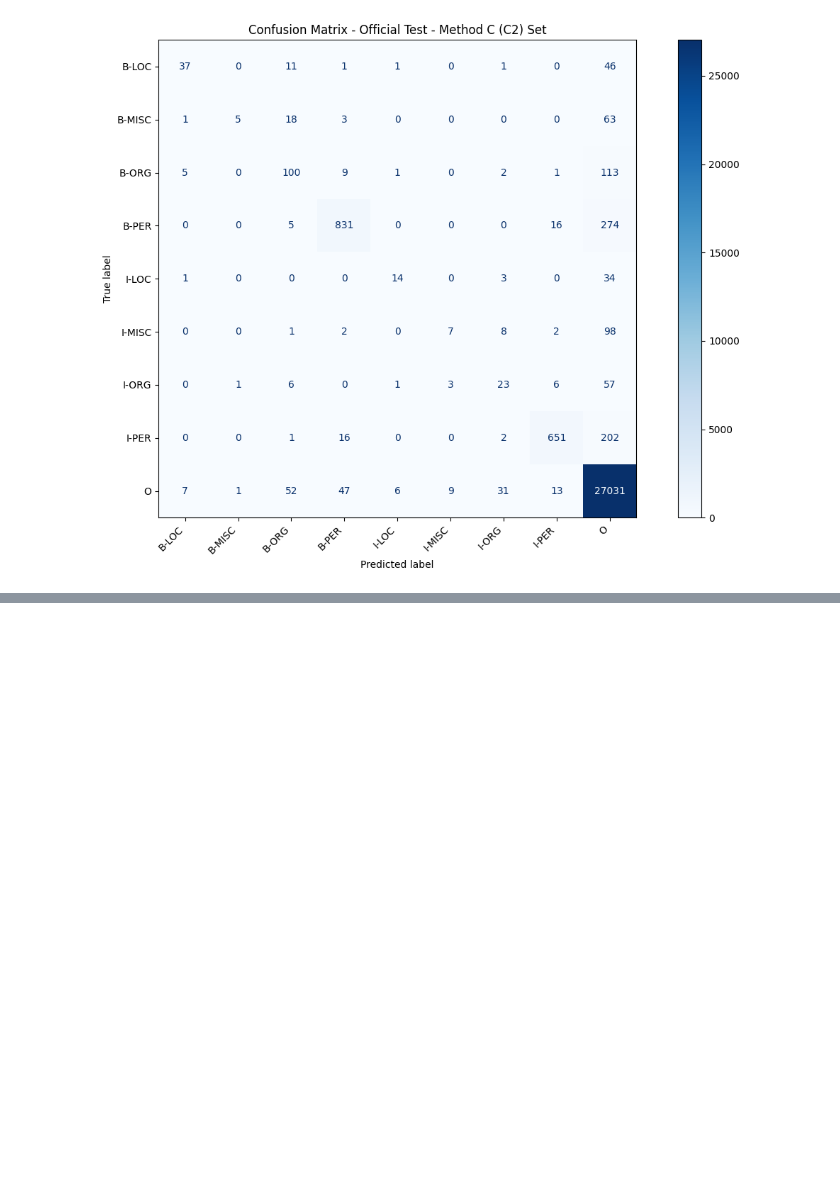
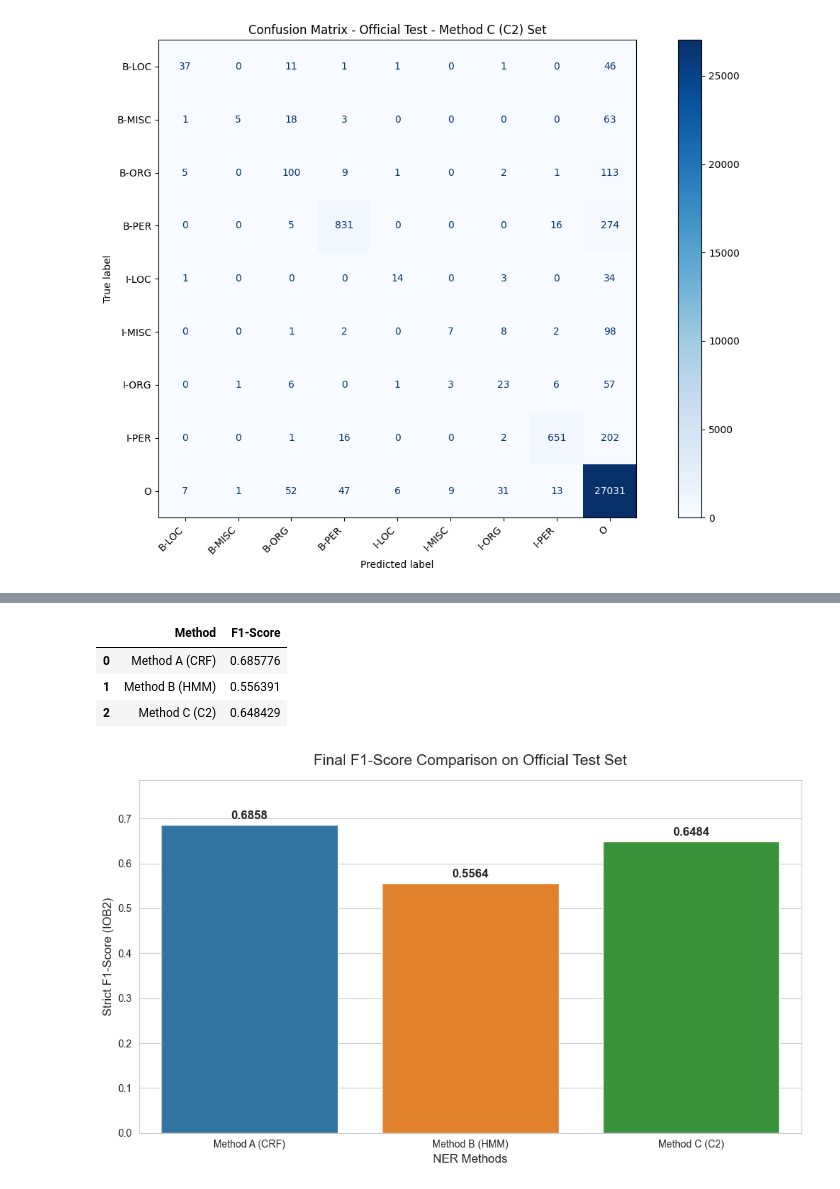
Before and after one commit to ThanhVinh-source/NER_Twitter_Project, a Jupyter notebook: NER_TC/NER Project/NER/NER Project.ipynb, the cells around one changed output, grey strips where cells are left out. Saved outputs shown, nothing was run; the diff lists cells and outputs as text; code cells hidden in the pictures; blank space fills up the shorter version.

Commit message:
Add chart to compare final F1-scores of the three methods on the official test set.

```diff
--- a/NER_TC/NER Project/NER/NER Project.ipynb
+++ b/NER_TC/NER Project/NER/NER Project.ipynb
@@ -3568,3 +3568,56 @@ weighted avg       0.74      0.57      0.63      1544
 
 Test F1-score for Method C: 0.6484
 [figure]
+# %%
+%pip install seaborn
+
+import matplotlib.pyplot as plt
+import seaborn as sns
+import pandas as pd
+
+print("="*70)
+print("FINAL COMPARISON - METHODS A, B, C (TEST SET F1-SCORE)")
+print("="*70)
+
+# Khởi tạo data từ các biến đã được tính toán ở trên
+comparison_data = {
+    'Method': ['Method A (CRF)', 'Method B (HMM)', f'Method C ({best_method_C})'],
+    'F1-Score': [
+        f1_test_A,
+        final_test_metrics_B['f1'],  # Evaluate function returns a dict with key 'f1'
+        f1_test_C
+    ]
+}
+
+df_comparison = pd.DataFrame(comparison_data)
+
+# Hiển thị bảng số liệu
+display(df_comparison)
+
+# Vẽ biểu đồ
+plt.figure(figsize=(10, 6))
+sns.set_style("whitegrid")
+ax = sns.barplot(
+    x='Method',
+    y='F1-Score',
+    data=df_comparison,
+    hue='Method',
+    legend=False
+)
+
+for p in ax.patches:
+    ax.annotate(format(p.get_height(), '.4f'),
+                (p.get_x() + p.get_width() / 2., p.get_height()),
+                ha = 'center', va = 'center',
+                xytext = (0, 9),
+                textcoords = 'offset points',
+                fontsize=12, fontweight='bold')
+
+plt.title('Final F1-Score Comparison on Official Test Set', fontsize=15, pad=15)
+plt.ylabel('Strict F1-Score (IOB2)', fontsize=12)
+plt.xlabel('NER Methods', fontsize=12)
+plt.ylim(0, max(df_comparison['F1-Score']) + 0.1)
+
+plt.tight_layout()
+plt.show()
+# %% [output]
@@ -3570,0 +3641,5 @@ Test F1-score for Method C: 0.6484
+|  | Method | F1-Score |
+| 0 | Method A (CRF) | 0.685776 |
+| 1 | Method B (HMM) | 0.556391 |
+| 2 | Method C (C2) | 0.648429 |
+[figure, added]
```
Also changed, not shown: parts of 1 cell of this notebook.
